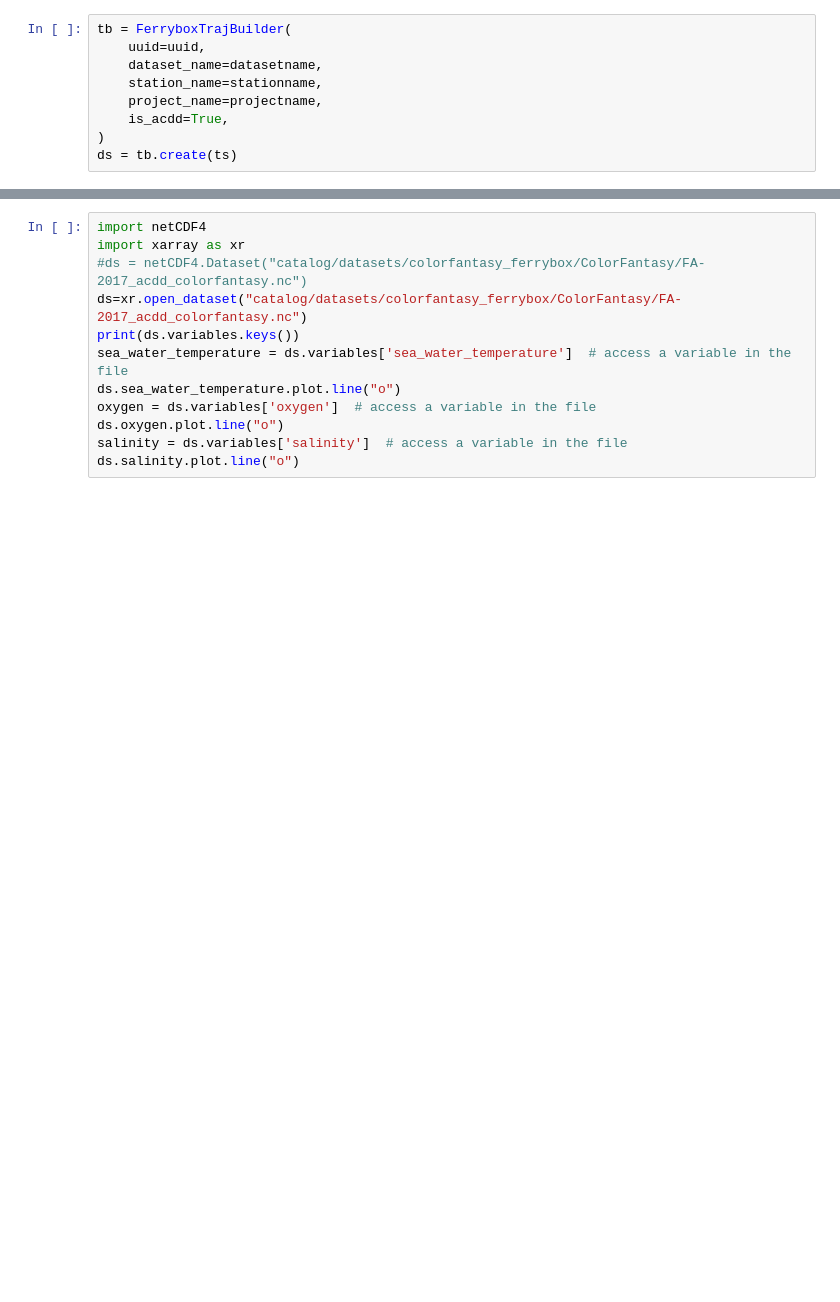
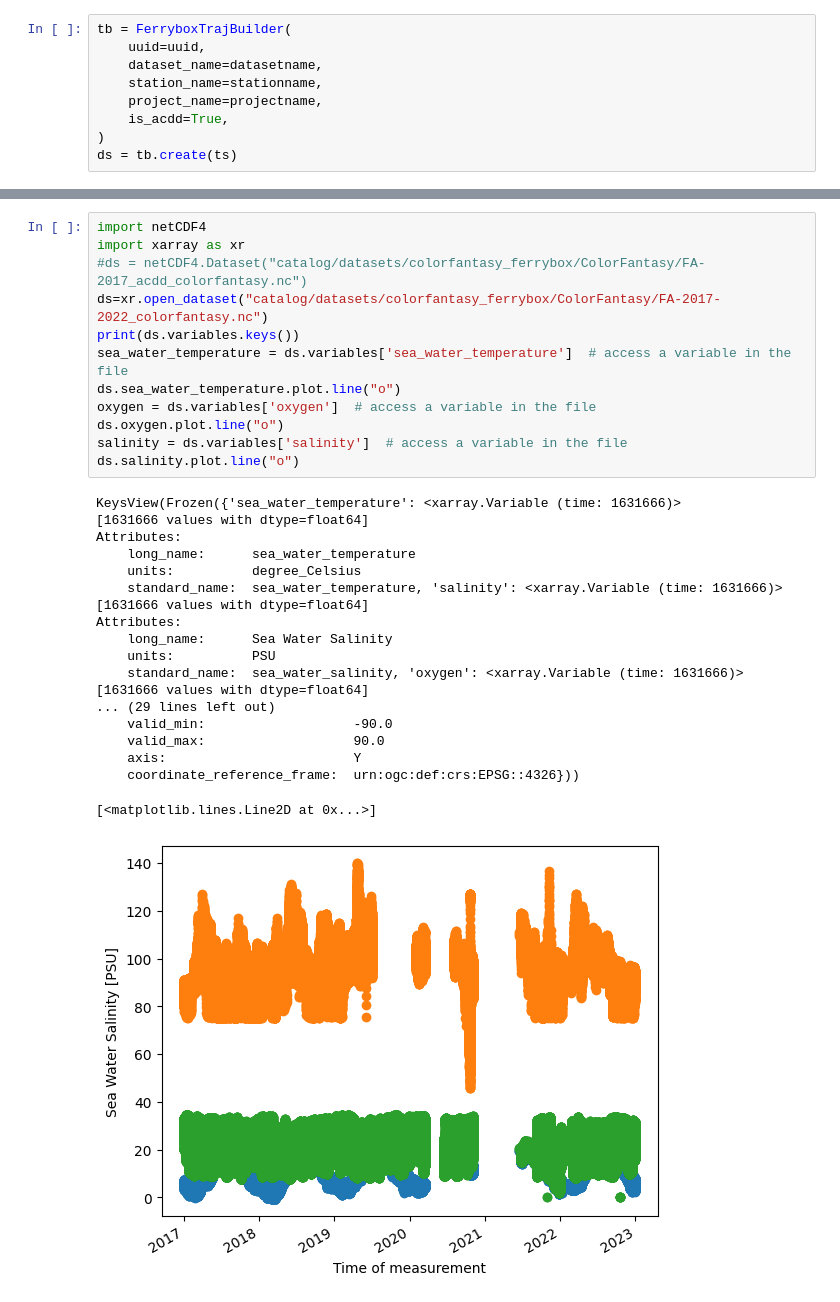
Before and after one commit to NIVANorge/datasetcreator, a Jupyter notebook: notebooks/norsoop-2017-2022.ipynb, the cells around one changed output, grey strips where cells are left out. Drawn from its saved outputs; the diff is of its cells as text; blank space fills up the shorter version.

```diff
--- a/notebooks/norsoop-2017-2022.ipynb
+++ b/notebooks/norsoop-2017-2022.ipynb
@@ -121,12 +131,32 @@ else:
 # %%
 import netCDF4
 import xarray as xr
 #ds = netCDF4.Dataset("catalog/datasets/colorfantasy_ferrybox/ColorFantasy/FA-2017_acdd_colorfantasy.nc")
-ds=xr.open_dataset("catalog/datasets/colorfantasy_ferrybox/ColorFantasy/FA-2017_acdd_colorfantasy.nc")
+ds=xr.open_dataset("catalog/datasets/colorfantasy_ferrybox/ColorFantasy/FA-2017-2022_colorfantasy.nc")
 print(ds.variables.keys())
 sea_water_temperature = ds.variables['sea_water_temperature']  # access a variable in the file
 ds.sea_water_temperature.plot.line("o")
 oxygen = ds.variables['oxygen']  # access a variable in the file
 ds.oxygen.plot.line("o")
 salinity = ds.variables['salinity']  # access a variable in the file
 ds.salinity.plot.line("o")
+# %% [output]
+KeysView(Frozen({'sea_water_temperature': <xarray.Variable (time: 1631666)>
+[1631666 values with dtype=float64]
+Attributes:
+    long_name:      sea_water_temperature
+    units:          degree_Celsius
+    standard_name:  sea_water_temperature, 'salinity': <xarray.Variable (time: 1631666)>
+[1631666 values with dtype=float64]
+Attributes:
+    long_name:      Sea Water Salinity
+    units:          PSU
+    standard_name:  sea_water_salinity, 'oxygen': <xarray.Variable (time: 1631666)>
+[1631666 values with dtype=float64]
+... (29 lines left out)
+    valid_min:                   -90.0
+    valid_max:                   90.0
+    axis:                        Y
+    coordinate_reference_frame:  urn:ogc:def:crs:EPSG::4326}))
+[<matplotlib.lines.Line2D at 0x...>]
+[figure, added]
```
Also changed, not shown: parts of 3 cells of this notebook.
